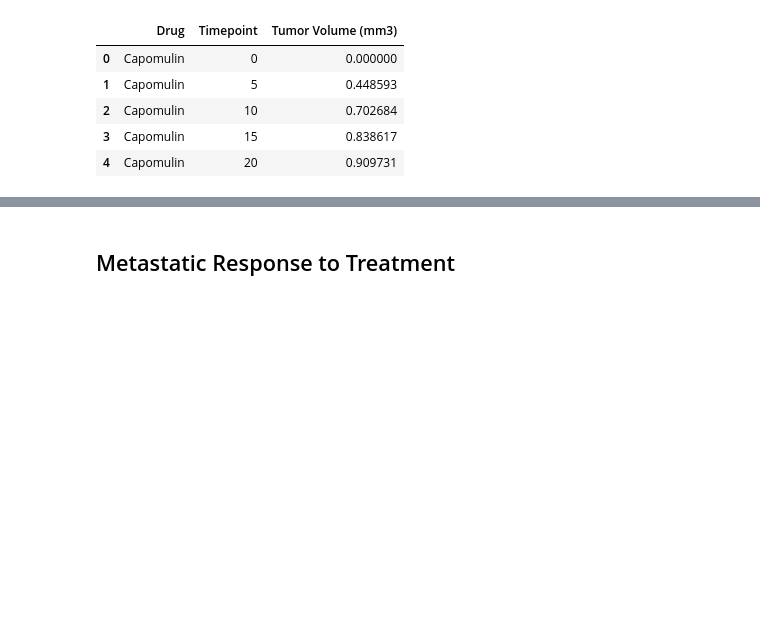
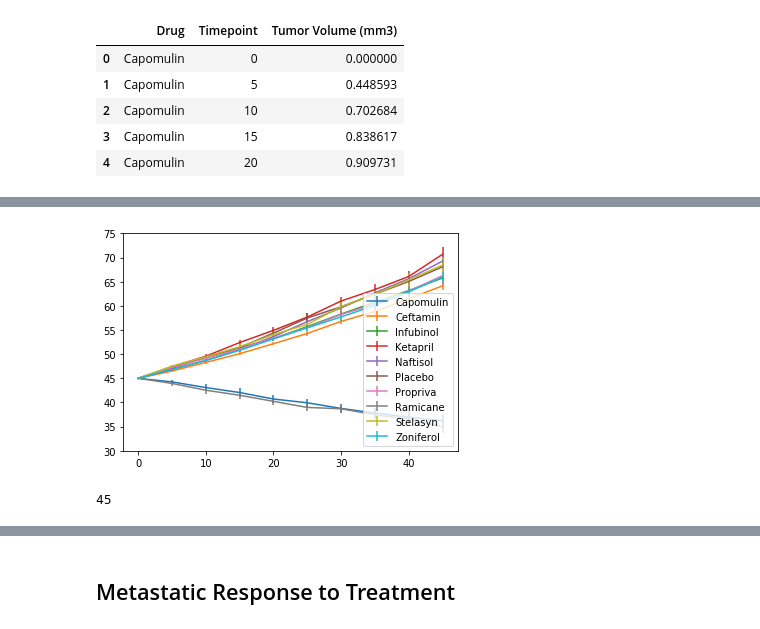
Before and after one commit to rockhound03/matplotlib-challenge, a Jupyter notebook: Pymaceuticals/pymaceuticals_starter.ipynb, the cells around one changed output, grey strips where cells are left out. Saved outputs shown, nothing was run; the diff lists cells and outputs as text; code cells hidden in the pictures; blank space fills up the shorter version.

```diff
--- a/Pymaceuticals/pymaceuticals_starter.ipynb
+++ b/Pymaceuticals/pymaceuticals_starter.ipynb
@@ -171,3 +174,44 @@ summary_transpose.head(5)
+# %%
+# Generate the Plot (with Error Bars)
+ax = plt.gca()
+x_limit = 45
+x_axis = np.arange(0,x_limit,5)
+
+treat_sum= summary_transpose.copy()
+#treat_sum.plot(kind='line',x=x_axis,y='Capomulin',ax=ax)
+#plt.plot(summary_transpose.loc['Timepoint':],summary_transpose.loc['Tumor Volume (mm3)',:],label='Capomulin')
+#plt.show()
+# Save the Figure
+#vol_sem_summary.
+#summary_transpose
+drug_names = []
+[drug_names.append(drug) for drug in summary_transpose['Tumor Volume mm3']]
+# Use index of first drug to get x scale values.
+x_limits = summary_transpose['Tumor Volume mm3'][drug_names[0]].keys()
+#thedays
+#drug_names
+max_y_val = 0
+min_y_val = 10
+for drug in drug_names:
+    temp_max = summary_transpose['Tumor Volume mm3'][drug].max()
+    temp_min = summary_transpose['Tumor Volume mm3'][drug].min()
+    plt.errorbar(x_limits, summary_transpose['Tumor Volume mm3'][drug],yerr=error_transpose['Tumor Volume SEM'][drug],label=drug)
+    if temp_max > max_y_val:
+        max_y_val = int(temp_max)
+    if temp_min > min_y_val:
+        min_y_val = int(temp_min)
+
+plt.ylim(min_y_val - 15, max_y_val + 5)
+
+
+#plt.errorbar(x_limits, summary_transpose['Tumor Volume mm3'][drug_names[0]],yerr=error_transpose['Tumor Volume SEM'][drug_names[0]],label=drug_names[0])
+#plt.errorbar(x_limits, summary_transpose['Tumor Volume mm3'][drug_names[1]],yerr=error_transpose['Tumor Volume SEM'][drug_names[1]],label=drug_names[1])
+plt.legend(loc='best')
+plt.show()
+min_y_val
+# %% [output]
+[figure, added]
+45
 # %%
 # Show the Figure
 plt.show()
```
Also changed, not shown: parts of 3 cells of this notebook.
